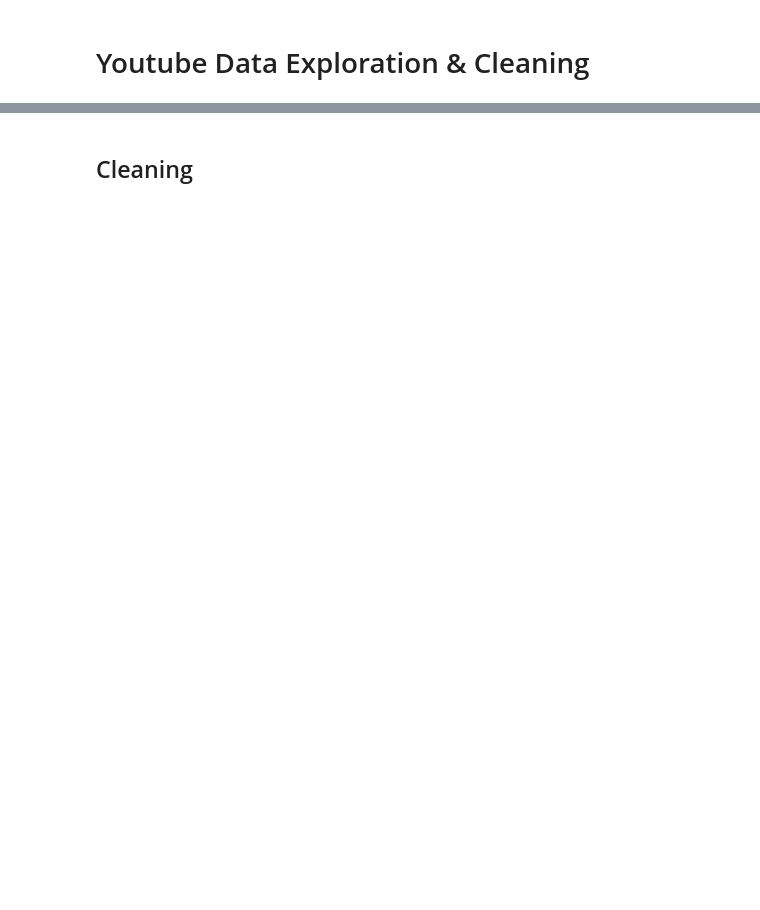
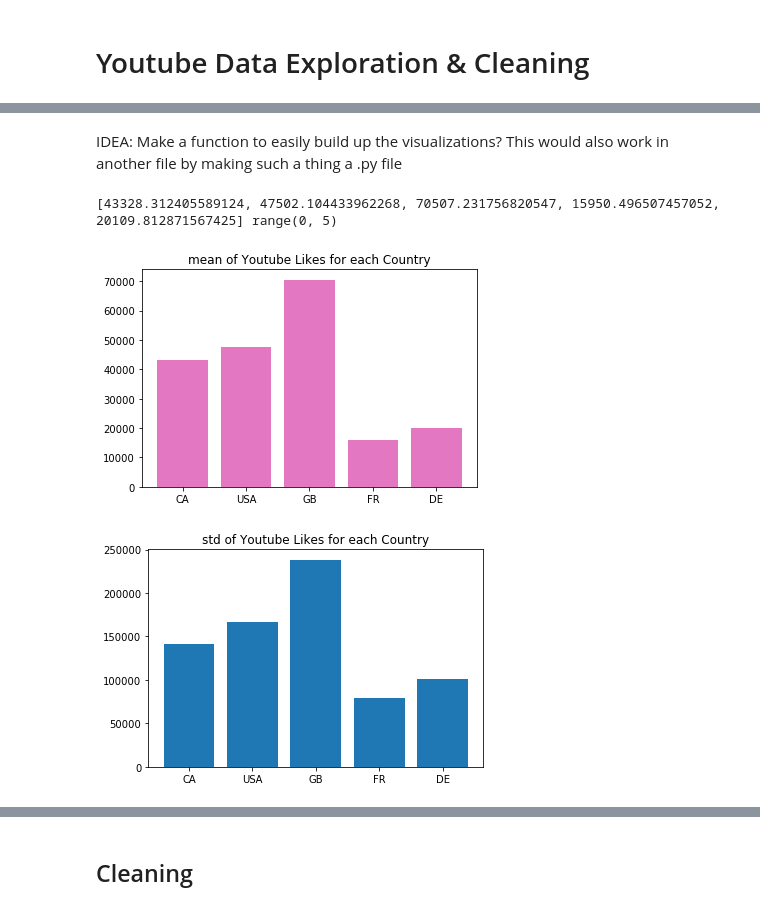
Before and after one commit to CloudChaoszero/Youtube-TrendsNMore, a Jupyter notebook: DataInspection/DataInspection-Youtube.ipynb, the cells around one changed output, grey strips where cells are left out. Cells and saved outputs as stored; diff of their text form; code cells hidden in the pictures; blank space fills up the shorter version.

Commit message:
Added some descriptive stats. Need to make Graph function for it

```diff
--- a/DataInspection/DataInspection-Youtube.ipynb
+++ b/DataInspection/DataInspection-Youtube.ipynb
@@ -51,0 +28,8 @@ usaVideo_nullCount
+# %%
+#Import Canadian, American, British, French, and Germany Youtube video data, respectively
+
+caVideo_df = pd.read_csv("../Data/CAvideos.csv")
+usaVideo_df = pd.read_csv("../Data/USvideos.csv")
+gbVideo_df = pd.read_csv("../Data/GBvideos.csv")
+frVideo_df = pd.read_csv("../Data/FRvideos.csv")
+deVideo_df = pd.read_csv("../Data/DEvideos.csv")
@@ -51,0 +69,41 @@ usaVideo_nullCount
+# %% [markdown]
+
+IDEA: Make a function to easily build up the visualizations? This would also work in another file by making such a thing a .py file
+# %%
+cols = ["views","likes","dislikes","comment_count"]
+dtypes = "int64"
+country = ["CA", "USA", "GB", "FR","DE"]
+def dataframe_stats(columns, stats, countries,dtype ):
+    ca_graph = caVideo_df.describe(include = [dtype])[columns]
+    usa_graph = usaVideo_df.describe(include = [dtype])[columns]
+    gb_graph = gbVideo_df.describe(include = [dtype])[columns]
+    fr_graph = frVideo_df.describe(include = [dtype])[columns]
+    de_graph = deVideo_df.describe(include = [dtype])[columns]
+
+    temp = [ca_graph, usa_graph, gb_graph, fr_graph, de_graph]
+
+    means = []
+    std = []
+
+    for a in stats:
+        for i in range(0,5):
+            if a is "mean":
+                means.append(temp[i].loc[a,"likes"])
+            else:
+                std.append(temp[i].loc[a,"likes"])
+    li = list(ca_graph.columns)
+    ina = range(0,5)
+    for b in stats:
+        plt.xticks(ina, countries )
+        plt.title("%s of Youtube Likes for each Country" % b)
+        if b is "mean":
+            print(means,ina)
+            plt.bar(ina, means)
+        else:
+            plt.bar(ina,std)
+        plt.show()
+dataframe_stats(cols, stats = ["mean","std"],countries = country, dtype =dtypes)
+# %% [output]
+[43328.312405589124, 47502.104433962268, 70507.231756820547, 15950.496507457052, 20109.812871567425] range(0, 5)
+[figure, added]
+[figure, added]
```
Also changed, not shown: parts of 23 cells of this notebook.
